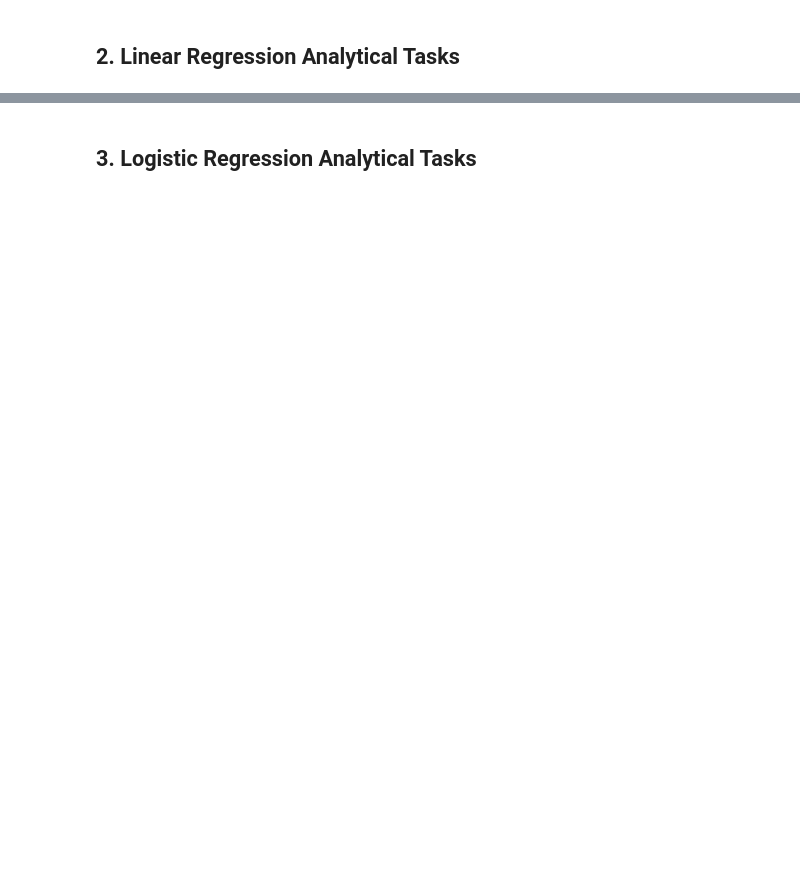
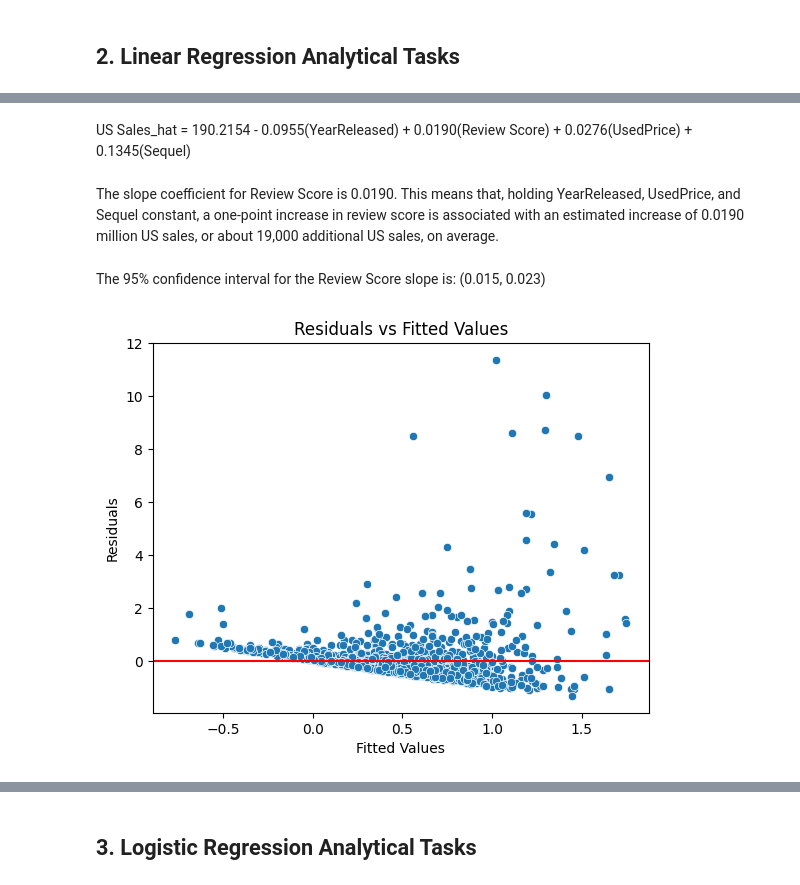
Before and after one commit to AhmedKhan04/Stat207_clone, a Jupyter notebook: project_03/project_03_template.ipynb, the cells around one changed output, grey strips where cells are left out. Cells and saved outputs as stored; diff of their text form; code cells hidden in the pictures; blank space fills up the shorter version.

```diff
--- a/project_03/project_03_template.ipynb
+++ b/project_03/project_03_template.ipynb
@@ -48,3 +50,5 @@ import statsmodels.formula.api as smf
 # %%
-df = pd.read_csv('video_games .csv')
+df = pd.read_csv('video_games .csv',encoding = 'unicode-escape')
+pd.set_option('display.max_columns', None)
+df.head()
 # %% [output]
@@ -53,0 +85,16 @@ UnicodeDecodeError: 'utf-8' codec can't decode byte 0x82 in position 5762: inval
+# %%
+model_df = df[
+    ['US Sales (millions)', 'YearReleased', 'Review Score', 'Usedprice', 'Sequel']
+].dropna()
+
+train_df, test_df = train_test_split(
+    model_df,
+    test_size=0.2,
+    random_state=207
+)
+# %%
+model = smf.ols(
+    'Q("US Sales (millions)") ~ YearReleased + Q("Review Score") + Usedprice + Sequel',
+    data=train_df
+).fit()
+print(model.summary())
@@ -53,0 +119,24 @@ UnicodeDecodeError: 'utf-8' codec can't decode byte 0x82 in position 5762: inval
+# %% [markdown]
+US Sales_hat = 190.2154
+             - 0.0955(YearReleased)
+             + 0.0190(Review Score)
+             + 0.0276(UsedPrice)
+             + 0.1345(Sequel)
+# %% [markdown]
+The slope coefficient for Review Score is 0.0190. This means that, holding YearReleased, UsedPrice, and Sequel constant, a one-point increase in review score is associated with an estimated increase of 0.0190 million US sales, or about 19,000 additional US sales, on average.
+# %% [markdown]
+The 95% confidence interval for the Review Score slope is:
+(0.015, 0.023)
+# %%
+train_df = train_df.copy()
+train_df['fitted'] = model.fittedvalues
+train_df['residuals'] = model.resid
+# %%
+sns.scatterplot(x='fitted', y='residuals', data=train_df)
+plt.axhline(y=0, color='red')
+plt.xlabel('Fitted Values')
+plt.ylabel('Residuals')
+plt.title('Residuals vs Fitted Values')
+plt.show()
+# %% [output]
+[figure, added]
```
Also changed, not shown: parts of 22 cells of this notebook.
